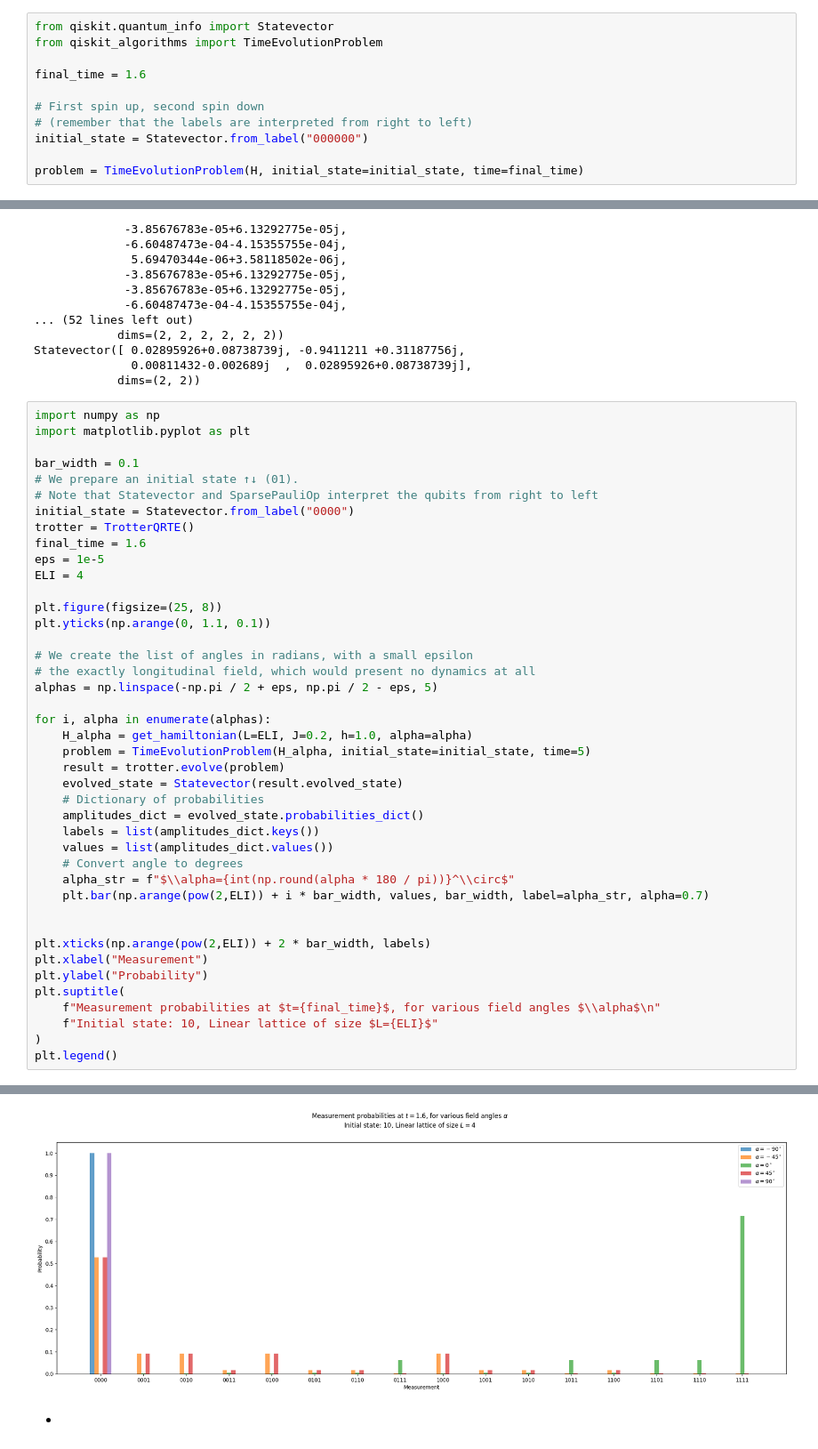
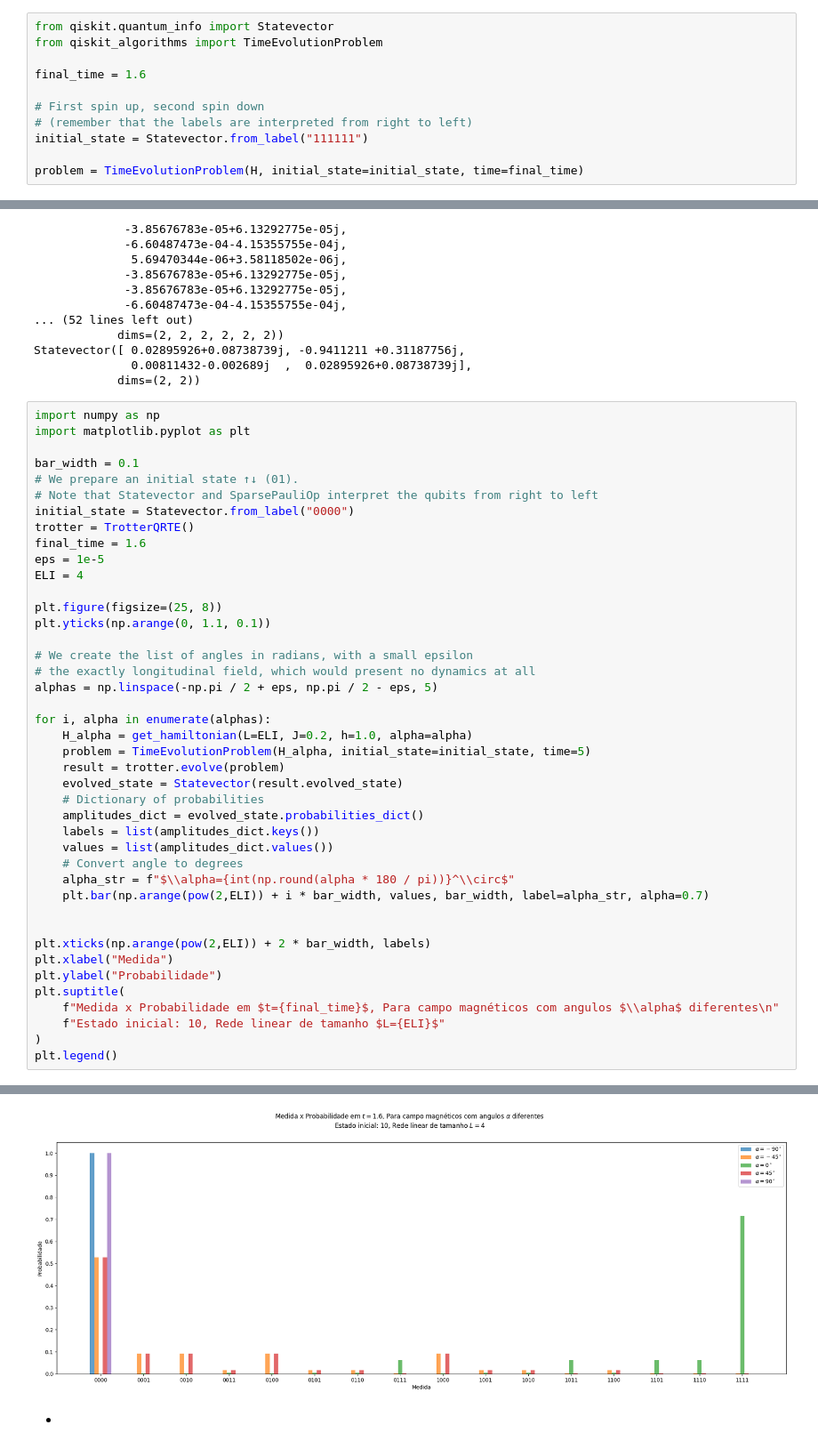
Before and after one commit to machadojoaopaulo/QuantumThermodynamics, a Jupyter notebook: CompuQuantu.ipynb, the cells around one changed output, grey strips where cells are left out. Shown at 89% size. Saved outputs shown, nothing was run; the diff lists cells and outputs as text.

```diff
--- a/CompuQuantu.ipynb
+++ b/CompuQuantu.ipynb
@@ -37,7 +37,7 @@ final_time = 1.6
 
 # First spin up, second spin down
 # (remember that the labels are interpreted from right to left)
-initial_state = Statevector.from_label("000000")
+initial_state = Statevector.from_label("111111")
 
 problem = TimeEvolutionProblem(H, initial_state=initial_state, time=final_time)
 # %%
@@ -92,38 +92,38 @@ final_time = 1.6
 eps = 1e-5
 ELI = 4
 
 plt.figure(figsize=(25, 8))
 plt.yticks(np.arange(0, 1.1, 0.1))
 
 # We create the list of angles in radians, with a small epsilon
 # the exactly longitudinal field, which would present no dynamics at all
 alphas = np.linspace(-np.pi / 2 + eps, np.pi / 2 - eps, 5)
 
 for i, alpha in enumerate(alphas):
     H_alpha = get_hamiltonian(L=ELI, J=0.2, h=1.0, alpha=alpha)
     problem = TimeEvolutionProblem(H_alpha, initial_state=initial_state, time=5)
     result = trotter.evolve(problem)
     evolved_state = Statevector(result.evolved_state)
     # Dictionary of probabilities
     amplitudes_dict = evolved_state.probabilities_dict()
     labels = list(amplitudes_dict.keys())
     values = list(amplitudes_dict.values())
     # Convert angle to degrees
     alpha_str = f"$\\alpha={int(np.round(alpha * 180 / pi))}^\\circ$"
     plt.bar(np.arange(pow(2,ELI)) + i * bar_width, values, bar_width, label=alpha_str, alpha=0.7)
 
 
 plt.xticks(np.arange(pow(2,ELI)) + 2 * bar_width, labels)
-plt.xlabel("Measurement")
-plt.ylabel("Probability")
+plt.xlabel("Medida")
+plt.ylabel("Probabilidade")
 plt.suptitle(
-    f"Measurement probabilities at $t={final_time}$, for various field angles $\\alpha$\n"
-    f"Initial state: 10, Linear lattice of size $L={ELI}$"
+    f"Medida x Probabilidade em $t={final_time}$, Para campo magnéticos com angulos $\\alpha$ diferentes\n"
+    f"Estado inicial: 10, Rede linear de tamanho $L={ELI}$"
 )
 plt.legend()
 # %% [output]
 <matplotlib.legend.Legend at 0x...>
-[figure, old version]
+[figure, new version]
 # %% [markdown]
 -
 # %%
```
Also changed, not shown: parts of 9 cells of this notebook, 5 other files.
